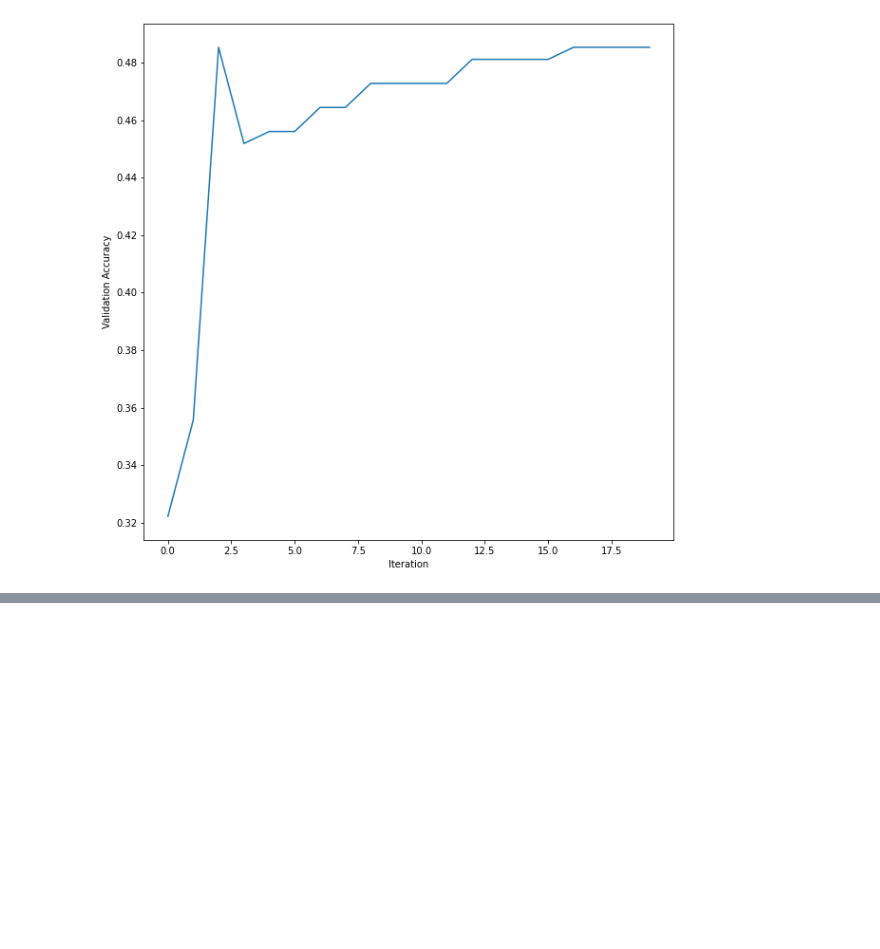
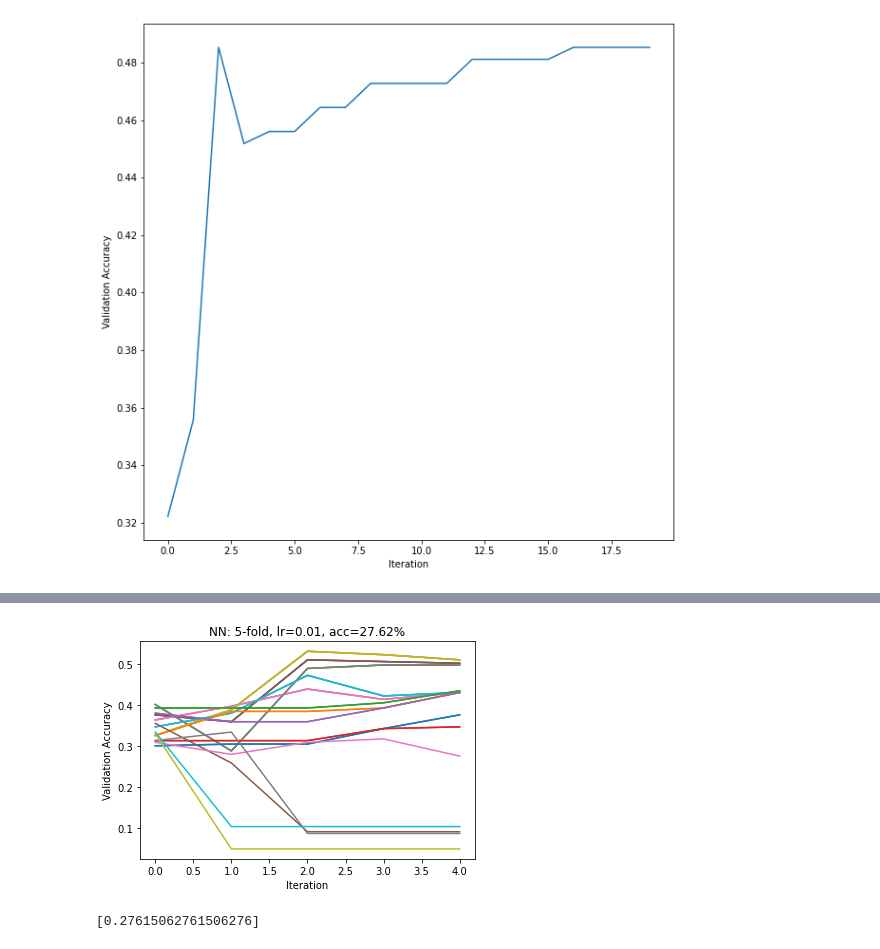
Before and after one commit to Wenxin-Jiang/CS577-NLP, a Jupyter notebook: HW1/hw1_NN.ipynb, the cells around one changed output, grey strips where cells are left out. Saved outputs shown, nothing was run; the diff lists cells and outputs as text; code cells hidden in the pictures; blank space fills up the shorter version.

```diff
--- a/HW1/hw1_NN.ipynb
+++ b/HW1/hw1_NN.ipynb
@@ -446,10 +433,11 @@ embedding, _, _, text_features_test,\
 
 folds = 5
 scores = []
-best_score = 0
+lr_list = [0.001, 0.0001, 0.01]
 best_scores = []
-lr_list = [0.01, 0.001]
 for lr in lr_list:
+        best_score = 0
+
         for fold in range(folds):
                 train_set, val_set, test_set = data_loading(fold, folds)
                 _, text_features_train, text_features_val, _,\
@@ -466,7 +454,7 @@ for lr in lr_list:
                 # create a neural network with 100 hidden units
                 nn = NeuralNetwork(len(text_features_train[0]), 120, len(emotion_set))
                 # train the neural network
-                num_epochs = 2000
+                num_epochs = 500
 
 
                 nn.train(X, y, val_targets, text_features_val, num_epochs=num_epochs, learning_rate=lr)
@@ -477,11 +465,12 @@ for lr in lr_list:
                         best_nn = nn
                         best_score = scores_fold[-1]
                 logger.info(f"Best Accuracy = {best_score * 100:.2f}%")
-                best_scores.append(best_score)
+        best_scores.append(best_score)
                 # break
         for score in scores:
                 plt.plot(np.arange(len(score)), score)
-                plt.title(f"NN: {folds}-fold Cross Validation, lr={lr}, epochs={num_epochs}, acc={best_score}")
-                plt.xlabel("Iteration")
-                plt.ylabel("Validation Accuracy")
-                plt.savefig(f"NN_highestAcc={best_score}_{folds}-fold Cross Validation_lr={lr}_epochs={num_epochs}.png")
+        plt.title(f"NN: {folds}-fold, lr={lr}, acc={best_score * 100:.2f}%")
+        plt.xlabel("Iteration")
+        plt.ylabel("Validation Accuracy")
+        plt.savefig(f"NN_highestAcc={best_score}_{folds}-fold Cross Validation_lr={lr}_epochs={num_epochs}.png")
+# %% [output]
@@ -488,3 +494,8 @@ for lr in lr_list:
+[figure, added]
+# %%
+best_scores
+# %% [output]
+[0.27615062761506276]
 # %%
 plt.plot(np.array(lr_list), best_scores)
 plt.xlabel("Learning Rate")
```
Also changed, not shown: parts of 3 cells of this notebook, 16 other files.
